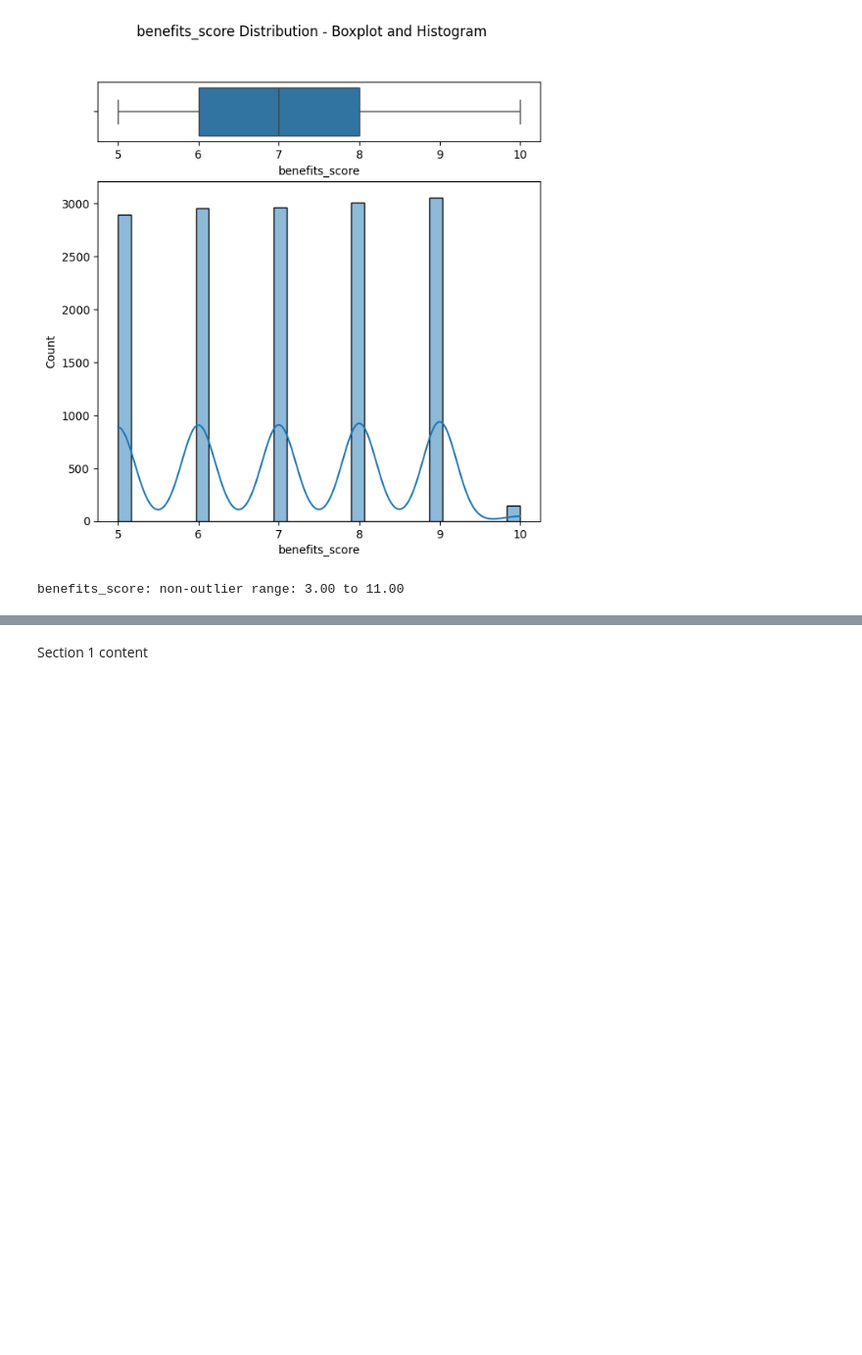
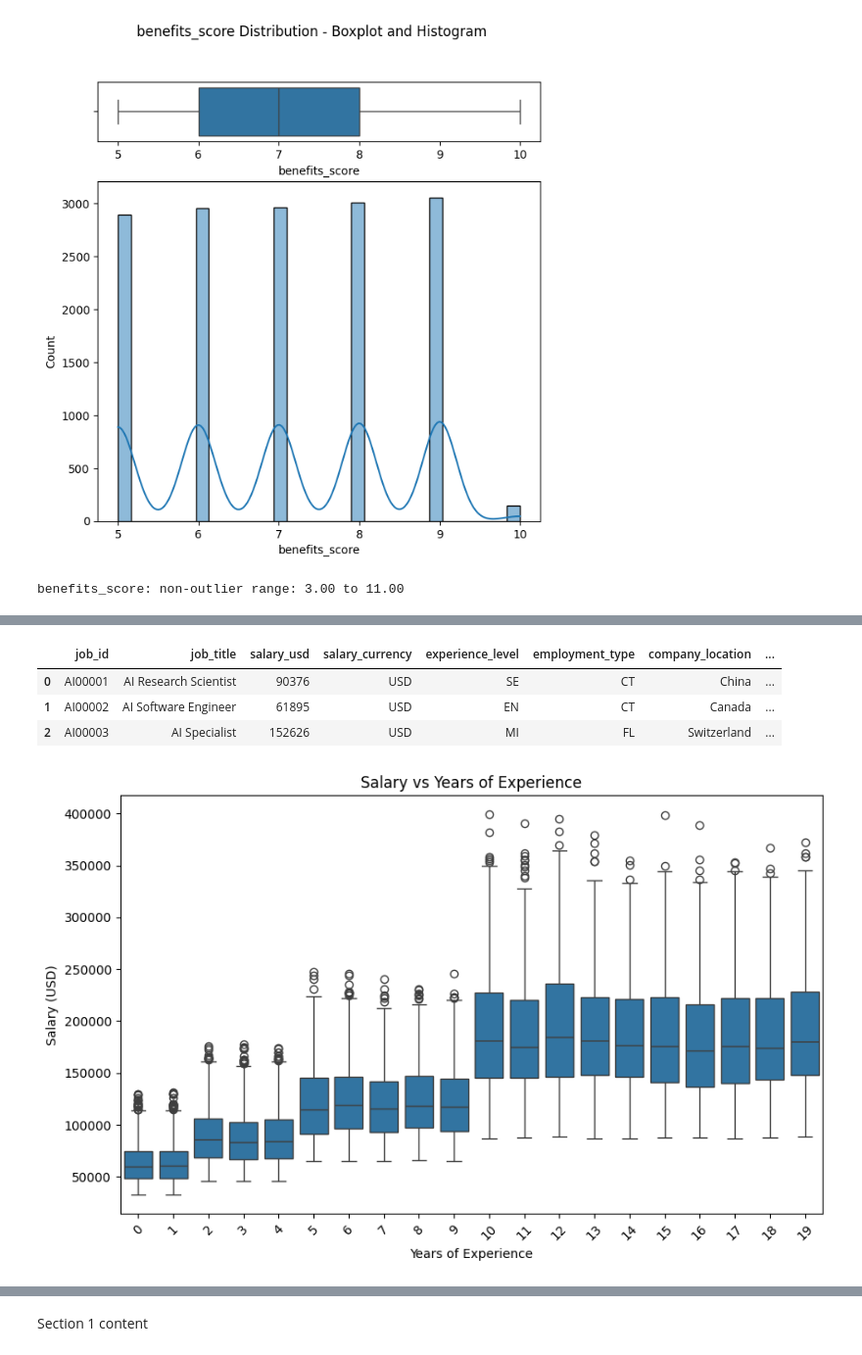
Before and after one commit to tanzilachand/Global-_AI_Job_Market_Salary_Trends_2025, a Jupyter notebook: jupyter_notebooks/ETL.ipynb, the cells around one changed output, grey strips where cells are left out. Shown at 98% size. Drawn from its saved outputs; the diff is of its cells as text; code cells hidden in the pictures; blank space fills up the shorter version.

```diff
--- a/jupyter_notebooks/ETL.ipynb
+++ b/jupyter_notebooks/ETL.ipynb
@@ -259,0 +287,18 @@ benefits_score: non-outlier range: 3.00 to 11.00
+# %%
+df.head(3)
+# %% [output]
+|  | job_id | job_title | salary_usd | salary_currency | experience_level | employment_type | company_location | ... |
+| 0 | AI00001 | AI Research Scientist | 90376 | USD | SE | CT | China | ... |
+| 1 | AI00002 | AI Software Engineer | 61895 | USD | EN | CT | Canada | ... |
+| 2 | AI00003 | AI Specialist | 152626 | USD | MI | FL | Switzerland | ... |
+# %%
+#boxplot for salary_usd vs years_experience
+plt.figure(figsize=(10, 6))
+sns.boxplot(x='years_experience', y='salary_usd', data=df)
+plt.title('Salary vs Years of Experience')
+plt.xlabel('Years of Experience')
+plt.ylabel('Salary (USD)')
+plt.xticks(rotation=45)
+plt.show()
+# %% [output]
+[figure, added]
```
Also changed, not shown: parts of 7 cells of this notebook, 1 other file.
